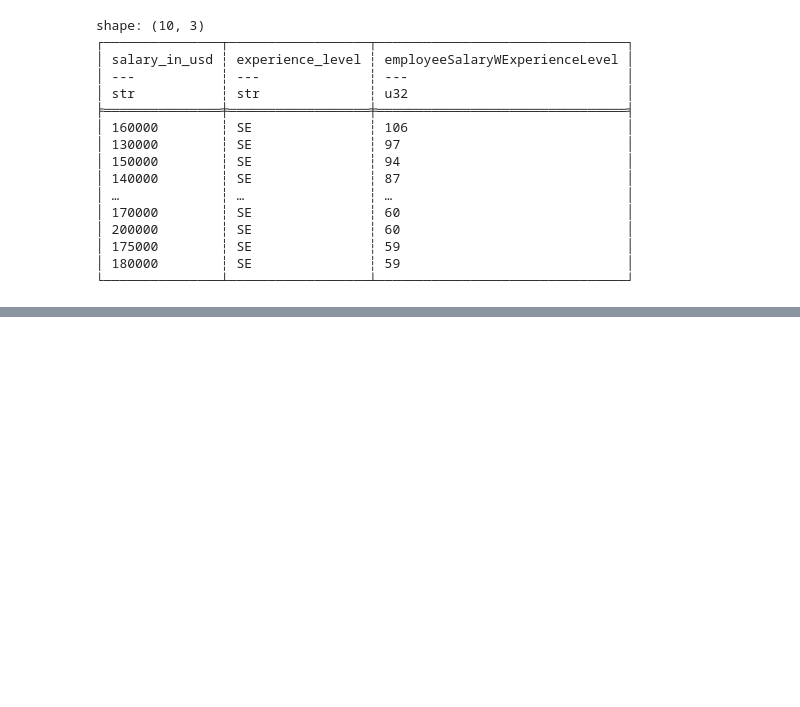
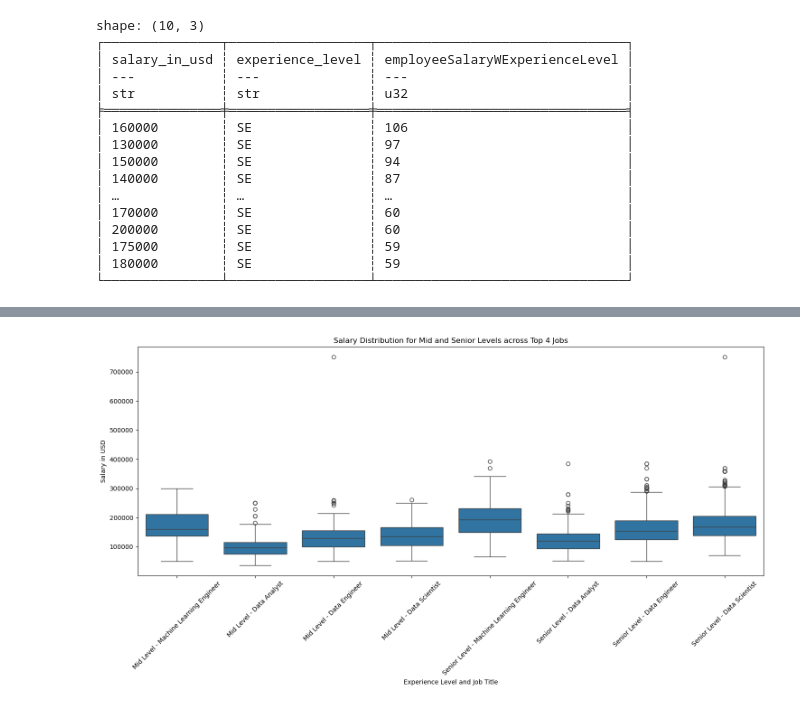
Before and after one commit to rsm-cds006/452FinalGroupProject, a Jupyter notebook: Code.ipynb, the cells around one changed output, grey strips where cells are left out. Drawn from its saved outputs; the diff is of its cells as text; code cells hidden in the pictures; blank space fills up the shorter version.

```diff
--- a/Code.ipynb
+++ b/Code.ipynb
@@ -469,0 +833,58 @@ shape: (10, 3)
+# %%
+#Find Number of Jobs by experience level and then display in box plot
+#filter, count total for experience_level and top 4 job_titles and find mean salary_in_usd of each job by experience_level
+# Convert 'salary_in_usd' to numeric
+df = df.with_columns([
+    pl.col('salary_in_usd').cast(pl.Float64)
+])
+
+fullTime = ['FT']
+theStates = ['US']
+top4jobtitles = ['Machine Learning Engineer', 'Data Analyst', 'Data Engineer', 'Data Scientist']
+
+# Dictionary for experience level names
+experience_level_names = {
+    'EN': 'Entry Level',
+    'MI': 'Mid Level',
+    'SE': 'Senior Level',
+    'EX': 'Executive Level'
+}
+
+# Apply the mapping to the experience_level column
+df = df.with_columns([
+    pl.col('experience_level').apply(lambda x: experience_level_names.get(x, x)).alias('experience_level')
+])
+
+# Filtering the data
+filtered_df = (
+    df
+    .filter(pl.col('employment_type').is_in(fullTime))
+    .filter(pl.col('employee_residence').is_in(theStates))
+    .filter(pl.col('job_title').is_in(top4jobtitles))
+    .filter(pl.col('experience_level').is_in(['Mid Level', 'Senior Level']))
+    .filter(pl.col('work_year').is_in(['2023']))
+)
+
+# Convert to pandas DataFrame
+filtered_df = filtered_df.to_pandas()
+
+# Create a new column combining experience level and job title
+filtered_df['exp_job'] = filtered_df['experience_level'] + ' - ' + filtered_df['job_title']
+
+# Define the desired order of experience levels and job titles
+exp_job_order = [level + ' - ' + job for level in ['Mid Level', 'Senior Level'] for job in top4jobtitles]
+
+# Convert the exp_job column to a Categorical type with the specified order
+filtered_df['exp_job'] = pd.Categorical(filtered_df['exp_job'], categories=exp_job_order, ordered=True)
+
+# Plotting the box plot for salary distribution
+plt.figure(figsize=(15, 8))
+ax = sns.boxplot(x='exp_job', y='salary_in_usd', data=filtered_df)
+plt.xticks(rotation=45)
+plt.title('Salary Distribution for Mid and Senior Levels across Top 4 Jobs')
+plt.xlabel('Experience Level and Job Title')
+plt.ylabel('Salary in USD')
+plt.tight_layout()
+plt.show()
+# %% [output]
+[figure, added]
```
Also changed, not shown: parts of 21 cells of this notebook.
